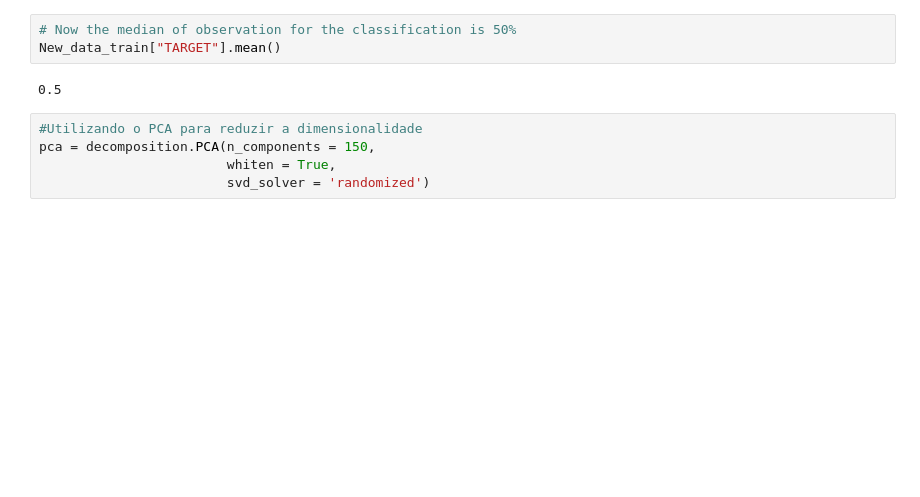
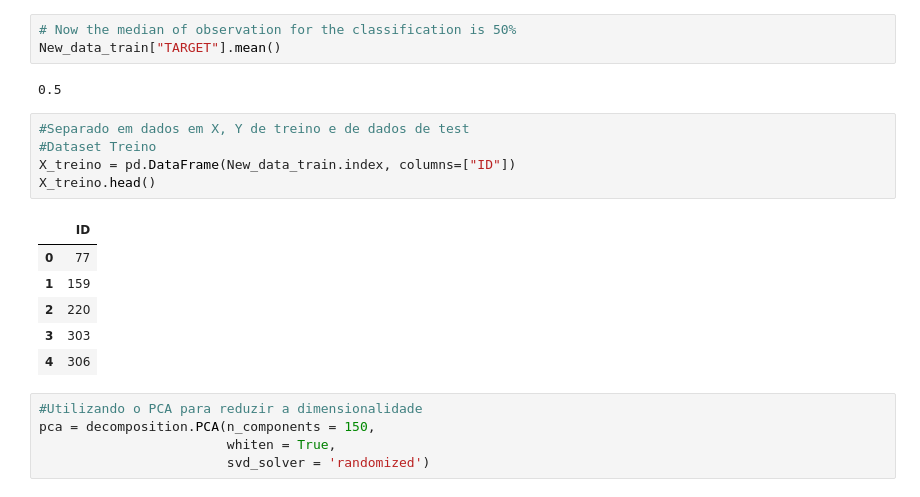
Before and after one commit to eliassantannaramos/Project3_Santander_Satisfaction, a Jupyter notebook: Main.ipynb, the cells around one changed output. Cells and saved outputs as stored; diff of their text form; blank space fills up the shorter version.

```diff
--- a/Main.ipynb
+++ b/Main.ipynb
@@ -104,6 +120,18 @@ New_data_train.groupby("TARGET").count()
 New_data_train["TARGET"].mean()
 # %% [output]
 0.5
+# %%
+#Separado em dados em X, Y de treino e de dados de test
+#Dataset Treino
+X_treino = pd.DataFrame(New_data_train.index, columns=["ID"])
+X_treino.head()
+# %% [output]
+|  | ID |
+| 0 | 77 |
+| 1 | 159 |
+| 2 | 220 |
+| 3 | 303 |
+| 4 | 306 |
 # %%
 #Utilizando o PCA para reduzir a dimensionalidade
 pca = decomposition.PCA(n_components = 150,
```
Also changed, not shown: parts of 6 cells of this notebook.
